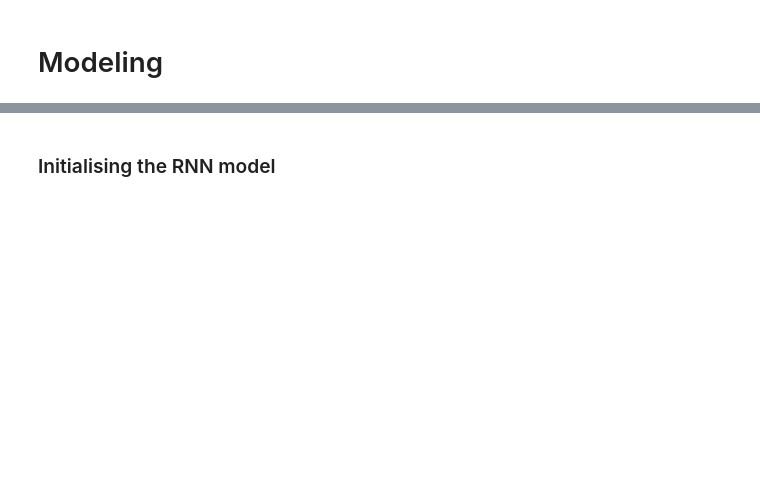
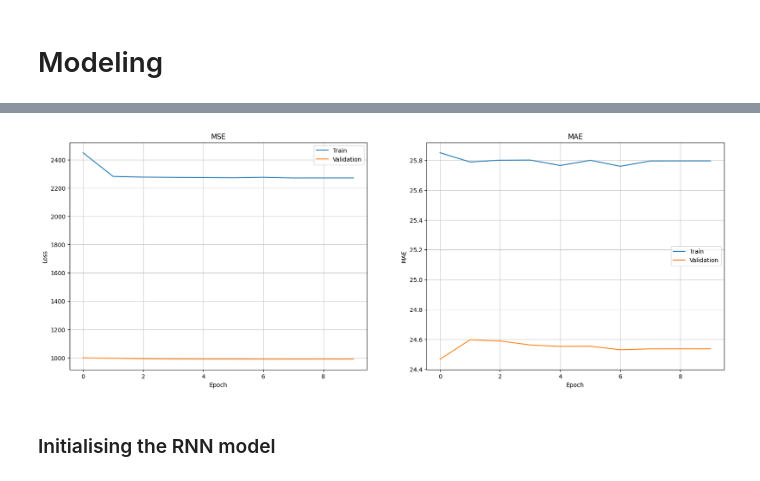
Before and after one commit to Agubecker/flood_prediction, a Jupyter notebook: notebooks/model.ipynb, the cells around one changed output, grey strips where cells are left out. Cells and saved outputs as stored; diff of their text form; code cells hidden in the pictures; blank space fills up the shorter version.

Commit message:
notebook model changes

```diff
--- a/notebooks/model.ipynb
+++ b/notebooks/model.ipynb
@@ -382,7 +393,7 @@ def plot_history(history):
 from tensorflow import keras
 from keras.callbacks import EarlyStopping
 
-def fit_model(model: tf.keras.Model, verbose=1) -> tuple[tf.keras.Model, dict]:
+def fit_model(model: tf.keras.Model, X_train, y_train, verbose=1) -> tuple[tf.keras.Model, dict]:
 
 
     es = EarlyStopping(monitor = "val_loss",
@@ -402,0 +416,4 @@ def fit_model(model: tf.keras.Model, verbose=1) -> tuple[tf.keras.Model, dict]:
+# %%
+print(SEQUENCE_STRIDE)
+print(TRAIN_TEST_RATIO)
+TRAIN_TEST_RATIO = 0.8
@@ -402,0 +423,11 @@ def fit_model(model: tf.keras.Model, verbose=1) -> tuple[tf.keras.Model, dict]:
+# %%
+(whole_train, whole_test) = train_test_split(df, TRAIN_TEST_RATIO, INPUT_LENGTH)
+X_train_ch, y_train_ch = get_X_y_strides(whole_train, INPUT_LENGTH, OUTPUT_LENGTH, SEQUENCE_STRIDE)
+# %%
+# Initialising the RNN model
+
+model = init_model(X_train_ch, y_train_ch)
+model.summary()
+
+# Training
+model, history = fit_model(model, X_train_ch, y_train_ch)
@@ -403,2 +452,6 @@ def fit_model(model: tf.keras.Model, verbose=1) -> tuple[tf.keras.Model, dict]:
+# %%
+plot_history(history);
+# %% [output]
+[figure, added]
 # %% [markdown]
 ### Initialising the RNN model
```
Also changed, not shown: parts of 15 cells of this notebook.
